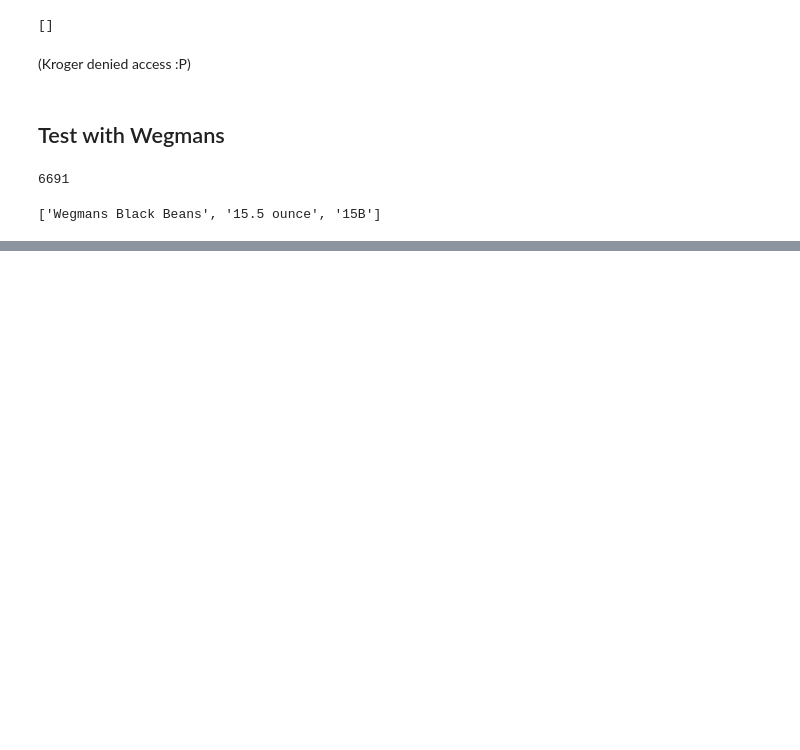
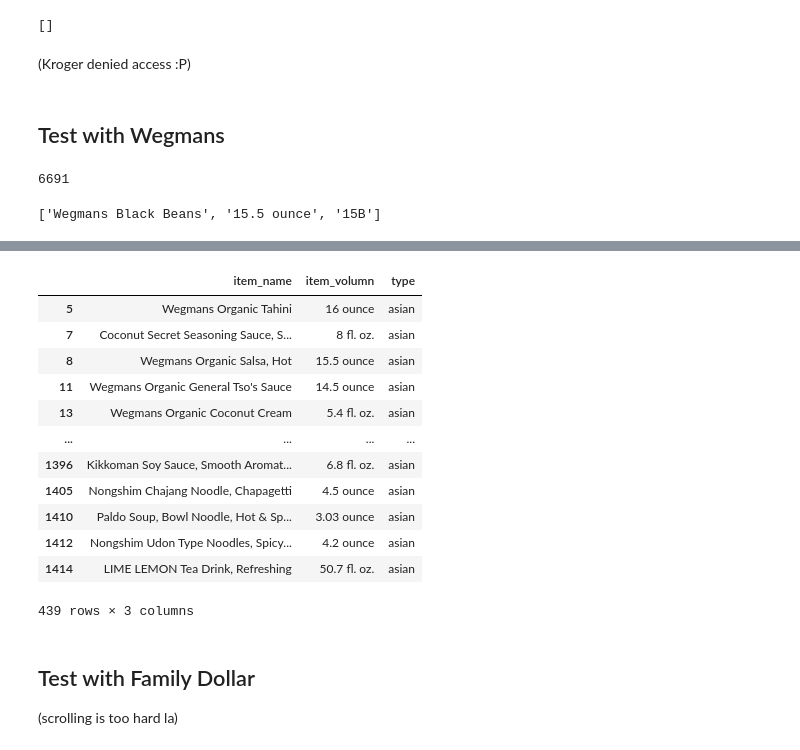
Before and after one commit to ychu19/ml-models, a Jupyter notebook: supermarket_supervised_learning.ipynb, the cells around one changed output, grey strips where cells are left out. Saved outputs shown, nothing was run; the diff lists cells and outputs as text; code cells hidden in the pictures; blank space fills up the shorter version.

```diff
--- a/supermarket_supervised_learning.ipynb
+++ b/supermarket_supervised_learning.ipynb
@@ -299,0 +389,13 @@ testing[0].split('\n')
+# %%
+columns = {
+    'item_name': wegmans_intl_item_names,
+    'item_volumn': wegmans_intl_item_volumns
+}
+wegmans_intl = pd.DataFrame(data = columns)
+# %%
+wegmans_intl_vect = count_vect.transform(wegmans_intl.item_name)
+wegmans_intl_tf = train_tf_transformer.transform(wegmans_intl_vect)
+# %%
+X_intl = wegmans_intl_tf
+
+y_intl = log_reg.predict(X_intl)
@@ -299,0 +406,21 @@ testing[0].split('\n')
+# %%
+wegmans_intl['type'] = y_intl
+# %%
+wegmans_intl[wegmans_intl['type'] == 'asian']
+# %% [output]
+|  | item_name | item_volumn | type |
+| 5 | Wegmans Organic Tahini | 16 ounce | asian |
+| 7 | Coconut Secret Seasoning Sauce, S... | 8 fl. oz. | asian |
+| 8 | Wegmans Organic Salsa, Hot | 15.5 ounce | asian |
+| 11 | Wegmans Organic General Tso's Sauce | 14.5 ounce | asian |
+| 13 | Wegmans Organic Coconut Cream | 5.4 fl. oz. | asian |
+| ... | ... | ... | ... |
+| 1396 | Kikkoman Soy Sauce, Smooth Aromat... | 6.8 fl. oz. | asian |
+| 1405 | Nongshim Chajang Noodle, Chapagetti | 4.5 ounce | asian |
+| 1410 | Paldo Soup, Bowl Noodle, Hot & Sp... | 3.03 ounce | asian |
+| 1412 | Nongshim Udon Type Noodles, Spicy... | 4.2 ounce | asian |
+| 1414 | LIME LEMON Tea Drink, Refreshing | 50.7 fl. oz. | asian |
+439 rows × 3 columns
+# %% [markdown]
+## Test with Family Dollar
+(scrolling is too hard la)
```
Also changed, not shown: parts of 43 cells of this notebook, 5 other files.
